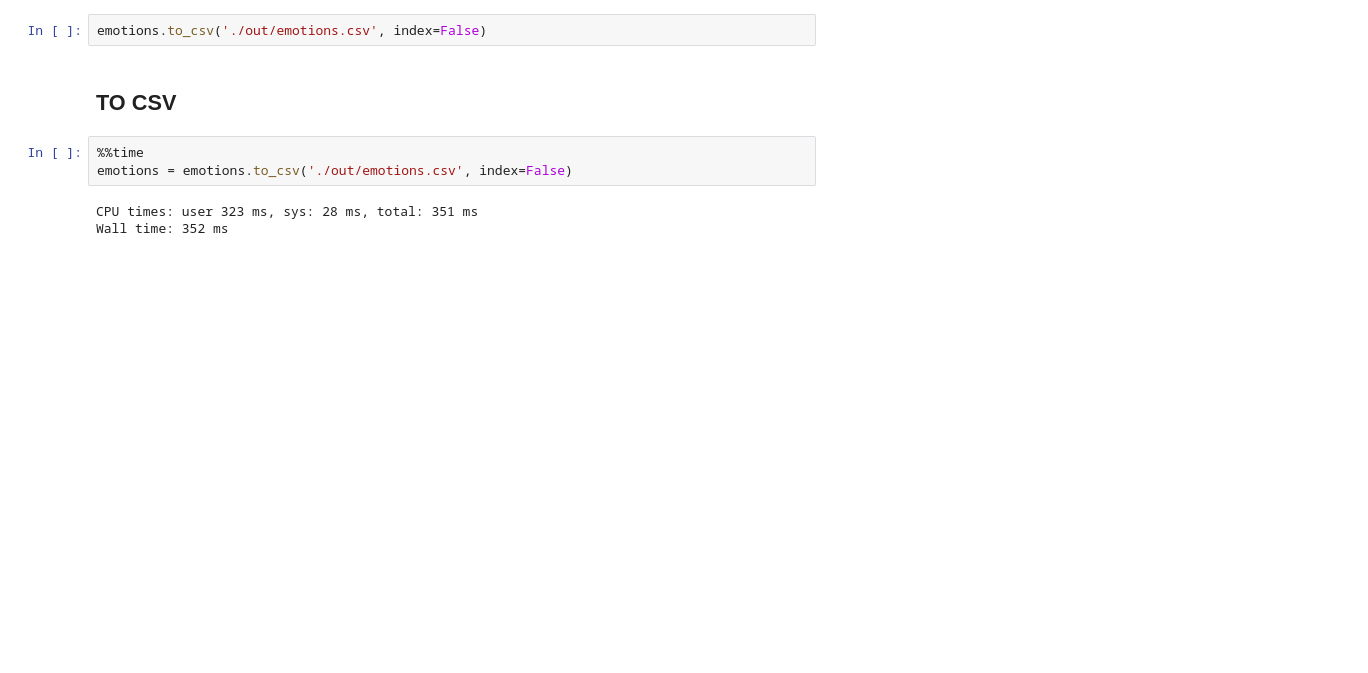
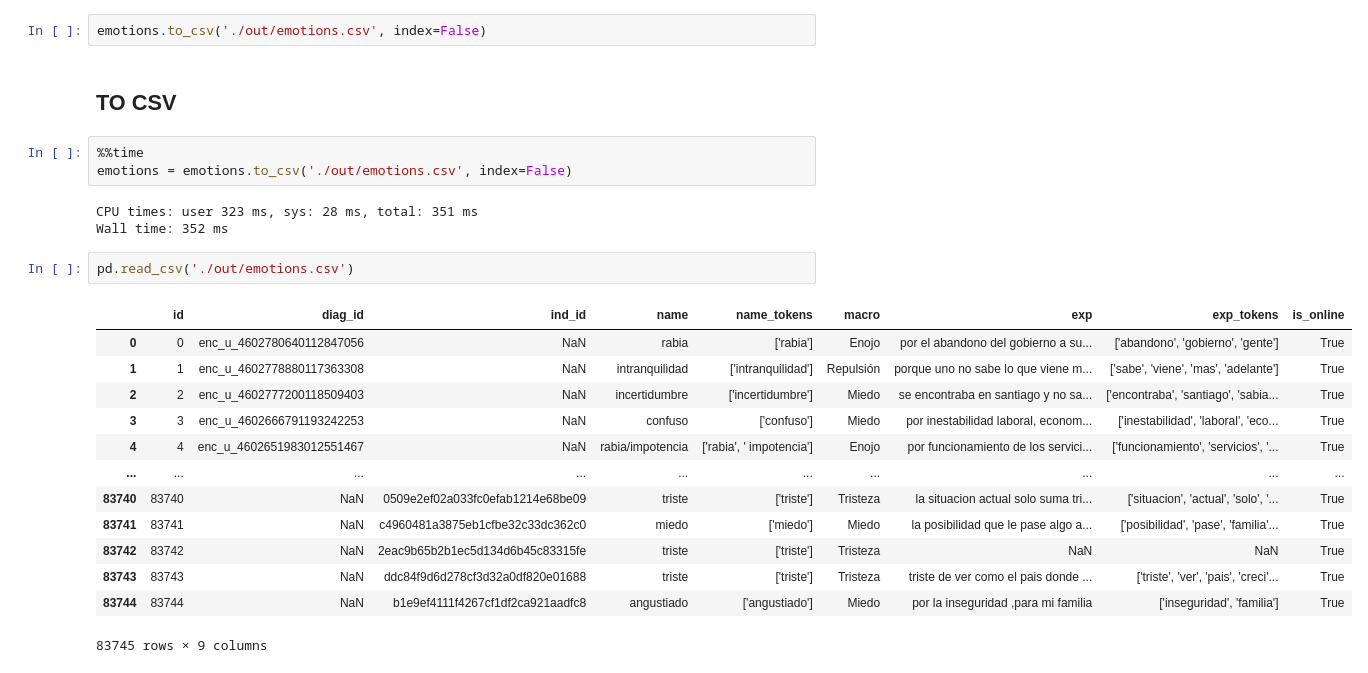
Before and after one commit to ECQQ/nemotion, a Jupyter notebook: Grouping Emotions.ipynb, the cells around one changed output. Drawn from its saved outputs; the diff is of its cells as text; blank space fills up the shorter version.

```diff
--- a/Grouping Emotions.ipynb
+++ b/Grouping Emotions.ipynb
@@ -96,3 +96,19 @@ emotions = emotions.to_csv('./out/emotions.csv', index=False)
 # %% [output]
 CPU times: user 323 ms, sys: 28 ms, total: 351 ms
 Wall time: 352 ms
+# %%
+pd.read_csv('./out/emotions.csv')
+# %% [output]
+|  | id | diag_id | ind_id | name | name_tokens | macro | exp | exp_tokens | is_online |
+| 0 | 0 | enc_u_4602780640112847056 | NaN | rabia | ['rabia'] | Enojo | por el abandono del gobierno a su... | ['abandono', 'gobierno', 'gente'] | True |
+| 1 | 1 | enc_u_4602778880117363308 | NaN | intranquilidad | ['intranquilidad'] | Repulsión | porque uno no sabe lo que viene m... | ['sabe', 'viene', 'mas', 'adelante'] | True |
+| 2 | 2 | enc_u_4602777200118509403 | NaN | incertidumbre | ['incertidumbre'] | Miedo | se encontraba en santiago y no sa... | ['encontraba', 'santiago', 'sabia... | True |
+| 3 | 3 | enc_u_4602666791193242253 | NaN | confuso | ['confuso'] | Miedo | por inestabilidad laboral, econom... | ['inestabilidad', 'laboral', 'eco... | True |
+| 4 | 4 | enc_u_4602651983012551467 | NaN | rabia/impotencia | ['rabia', ' impotencia'] | Enojo | por funcionamiento de los servici... | ['funcionamiento', 'servicios', '... | True |
+| ... | ... | ... | ... | ... | ... | ... | ... | ... | ... |
+| 83740 | 83740 | NaN | 0509e2ef02a033fc0efab1214e68be09 | triste | ['triste'] | Tristeza | la situacion actual solo suma tri... | ['situacion', 'actual', 'solo', '... | True |
+| 83741 | 83741 | NaN | c4960481a3875eb1cfbe32c33dc362c0 | miedo | ['miedo'] | Miedo | la posibilidad que le pase algo a... | ['posibilidad', 'pase', 'familia'... | True |
+| 83742 | 83742 | NaN | 2eac9b65b2b1ec5d134d6b45c83315fe | triste | ['triste'] | Tristeza | NaN | NaN | True |
+| 83743 | 83743 | NaN | ddc84f9d6d278cf3d32a0df820e01688 | triste | ['triste'] | Tristeza | triste de ver como el pais donde ... | ['triste', 'ver', 'pais', 'creci'... | True |
+| 83744 | 83744 | NaN | b1e9ef4111f4267cf1df2ca921aadfc8 | angustiado | ['angustiado'] | Miedo | por la inseguridad ,para mi familia | ['inseguridad', 'familia'] | True |
+83745 rows × 9 columns
```
Also changed, not shown: parts of 3 cells of this notebook, 15 other files.
